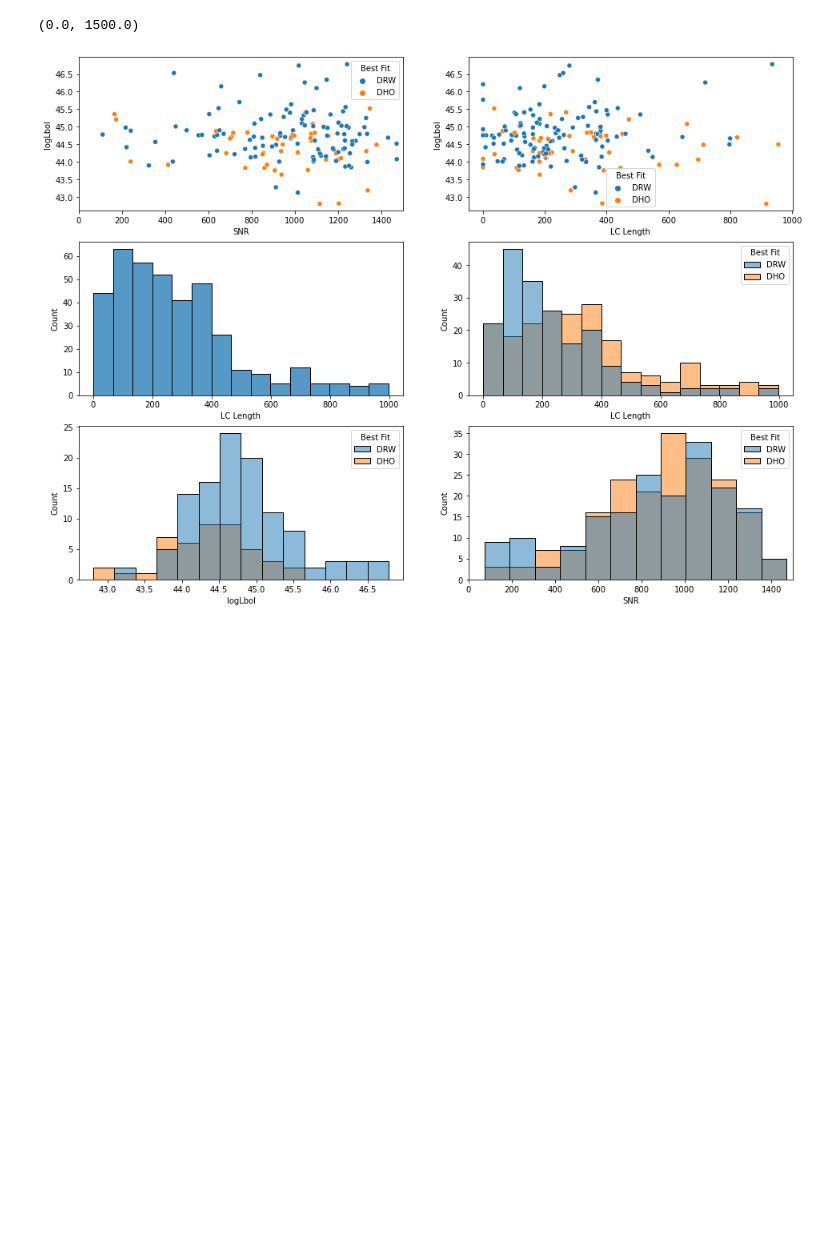
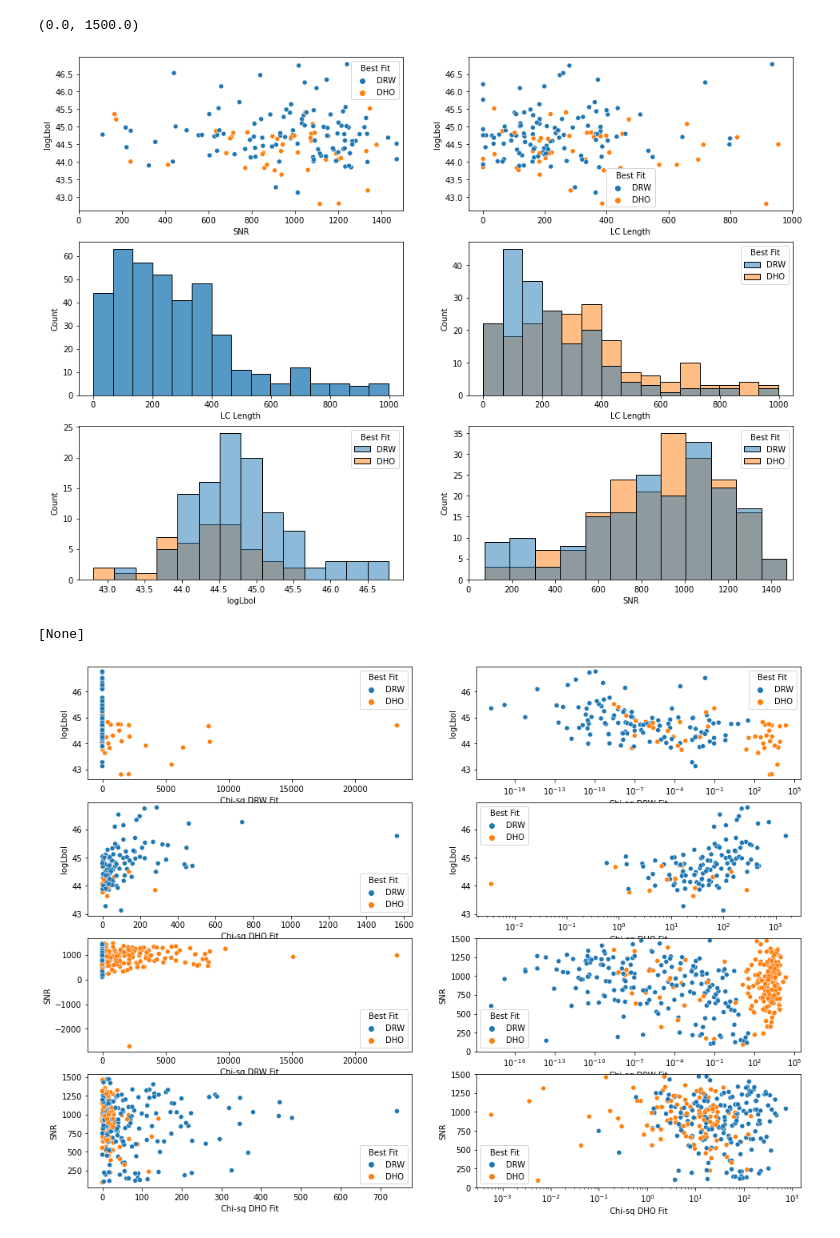
Before and after one commit to TrickyArmyMan/astro-research, a Jupyter notebook: JupyterLab/astr-499_winter.ipynb, the cells around one changed output. Saved outputs shown, nothing was run; the diff lists cells and outputs as text; code cells hidden in the pictures; blank space fills up the shorter version.

Commit message:
added chi-squared plots

```diff
--- a/JupyterLab/astr-499_winter.ipynb
+++ b/JupyterLab/astr-499_winter.ipynb
@@ -12,11 +12,10 @@ agn_fit_data = pd.read_csv("AGN_ZTF_lcs_fits_BASS_data-old.csv")
 # because data was formated as '1, 2, 3, ... 8, 9, 10'
 # %%
 # calculate snr for each row in the data frame
-bat_ids = []
 data_points = []
 snr = []
-logLbol = []
-best_fits = []
+
+flag = [float('inf')]
 
 # Converts a string into a float list.
 # String must be in the following format:
@@ -30,7 +29,7 @@ def convert_to_float_list(str_list):
     try:
         return [float(i) for i in str_list.split()]
     except ValueError:
-        return [float('inf')]
+        return flag
 
 # index each AGN in agn_fit_data and calculate SNR
 for index, row in agn_fit_data.iterrows():
@@ -43,7 +42,7 @@ for index, row in agn_fit_data.iterrows():
     err = convert_to_float_list(err)
 
     # mean of mag and err
-    if y[0] != float('inf'):
+    if y != flag:
         mean_y = np.mean(y)
         mean_err = np.mean(err)
         snr_row = mean_y / mean_err
@@ -54,10 +53,9 @@ for index, row in agn_fit_data.iterrows():
     data_points.append(len(y))
     snr.append(snr_row)
 # %%
-# create dataframe of snr, bolometric luminosity, and length
-snr_df = pd.DataFrame({'BAT ID': bat_ids, 'SNR': snr, 'logLbol': logLbol,
-                         'LC Length': data_points, 'Best Fit': best_fits})
-#snr_df
+# add snr and light curve lengths to dataframe
+agn_fit_data['SNR'] = snr
+agn_fit_data['LC Length'] = data_points
 # %%
 fig, axs = plt.subplots(3, 2, figsize=(16, 12))
 
@@ -99,3 +97,54 @@ axs[2, 1].set_xlim(0, 1500)
 # %% [output]
 (0.0, 1500.0)
 [figure]
+# %%
+fig, axs = plt.subplots(4, 2, figsize=(16, 12))
+
+########
+# line 0
+########
+
+# chi-squared (DRW) vs LBol
+sns.scatterplot(data=agn_fit_data, x='Chi-sq DRW Fit', y ='logLbol', hue='Best Fit', ax=axs[0, 0])
+
+# chi-squared (DRW) vs LBol (scaled logarithmically)
+sns.scatterplot(data=agn_fit_data, x='Chi-sq DRW Fit', y ='logLbol', hue='Best Fit', ax=axs[0, 1])
+axs[0, 1].set(xscale='log')
+
+########
+# line 1
+########
+
+# chi-squared (DHO) vs LBol
+sns.scatterplot(data=agn_fit_data, x='Chi-sq DHO Fit', y ='logLbol', hue='Best Fit', ax=axs[1, 0])
+
+# chi-squared (DHO) vs LBol (scaled logarithmically)
+sns.scatterplot(data=agn_fit_data, x='Chi-sq DHO Fit', y ='logLbol', hue='Best Fit', ax=axs[1, 1])
+axs[1, 1].set(xscale='log')
+
+########
+# line 2
+########
+
+# chi-squared (DRW) vs SNR
+sns.scatterplot(data=agn_fit_data, x='Chi-sq DRW Fit', y ='SNR', hue='Best Fit', ax=axs[2, 0])
+
+# chi-squared (DRW) vs SNR (scaled logarithmically)
+sns.scatterplot(data=agn_fit_data, x='Chi-sq DRW Fit', y ='SNR', hue='Best Fit', ax=axs[2, 1])
+axs[2, 1].set_ylim(0, 1500)
+axs[2, 1].set(xscale='log')
+
+########
+# line 3
+########
+
+# chi-squared (DHO) vs SNR
+sns.scatterplot(data=agn_fit_data, x='Chi-sq DHO Fit', y ='SNR', hue='Best Fit', ax=axs[3, 0])
+
+# chi-squared (DHO) vs SNR (scaled logarithmically)
+sns.scatterplot(data=agn_fit_data, x='Chi-sq DHO Fit', y ='SNR', hue='Best Fit', ax=axs[3, 1])
+axs[3, 1].set_ylim(0, 1500)
+axs[3, 1].set(xscale='log')
+# %% [output]
+[None]
+[figure, added]
```
Also changed, not shown: parts of 2 cells of this notebook, 1 other file.
